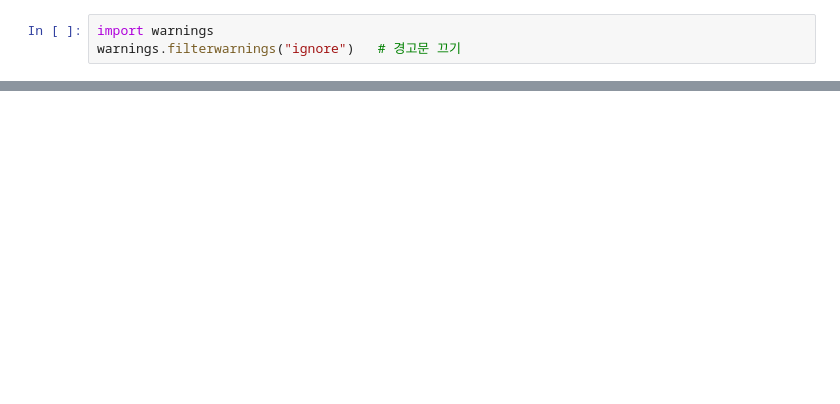
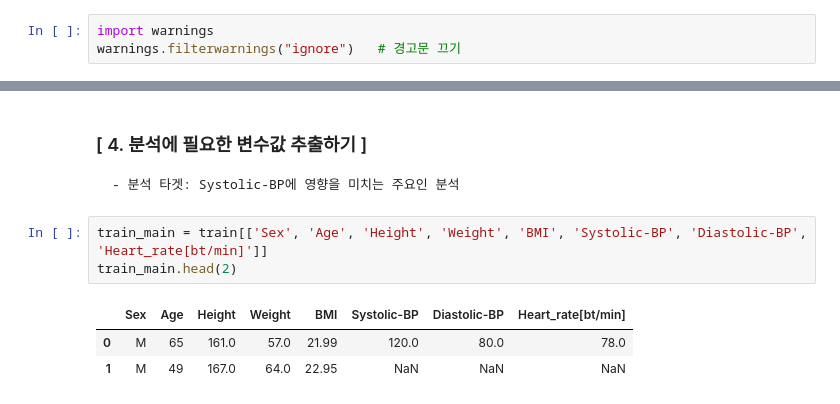
Before and after one commit to SoyoungKim-LOP/Lecture, a Jupyter notebook: week03/Statistics.ipynb, the cells around one changed output, grey strips where cells are left out. Saved outputs shown, nothing was run; the diff lists cells and outputs as text; blank space fills up the shorter version.

```diff
--- a/week03/Statistics.ipynb
+++ b/week03/Statistics.ipynb
@@ -113,0 +264,10 @@ data_main
+# %% [markdown]
+### [ 4. 분석에 필요한 변수값 추출하기 ]
+    - 분석 타겟: Systolic-BP에 영향을 미치는 주요인 분석
+# %%
+train_main = train[['Sex', 'Age', 'Height', 'Weight', 'BMI', 'Systolic-BP', 'Diastolic-BP', 'Heart_rate[bt/min]']]
+train_main.head(2)
+# %% [output]
+|  | Sex | Age | Height | Weight | BMI | Systolic-BP | Diastolic-BP | Heart_rate[bt/min] |
+| 0 | M | 65 | 161.0 | 57.0 | 21.99 | 120.0 | 80.0 | 78.0 |
+| 1 | M | 49 | 167.0 | 64.0 | 22.95 | NaN | NaN | NaN |
```
Also changed, not shown: parts of 34 cells of this notebook.
